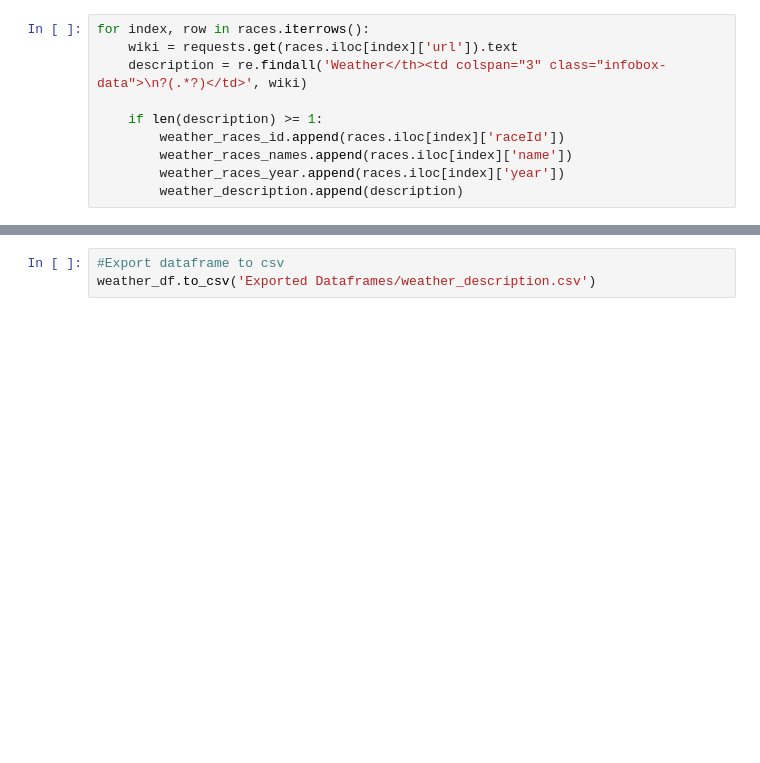
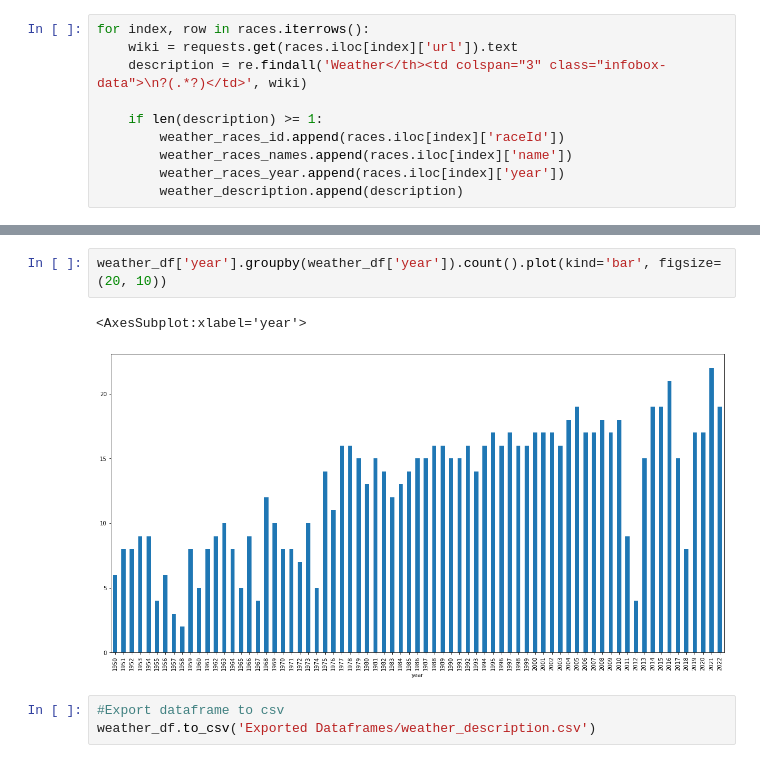
Before and after one commit to MitchellGleason/F1-Data-Analysis--Wet-Races, a Jupyter notebook: wet_races.ipynb, the cells around one changed output, grey strips where cells are left out. Saved outputs shown, nothing was run; the diff lists cells and outputs as text; blank space fills up the shorter version.

```diff
--- a/wet_races.ipynb
+++ b/wet_races.ipynb
@@ -166,3 +164,8 @@ weather_df
+# %%
+weather_df['year'].groupby(weather_df['year']).count().plot(kind='bar', figsize=(20, 10))
+# %% [output]
+<AxesSubplot:xlabel='year'>
+[figure, added]
 # %%
 #Export dataframe to csv
 weather_df.to_csv('Exported Dataframes/weather_description.csv')
```
Also changed, not shown: parts of 5 cells of this notebook.
